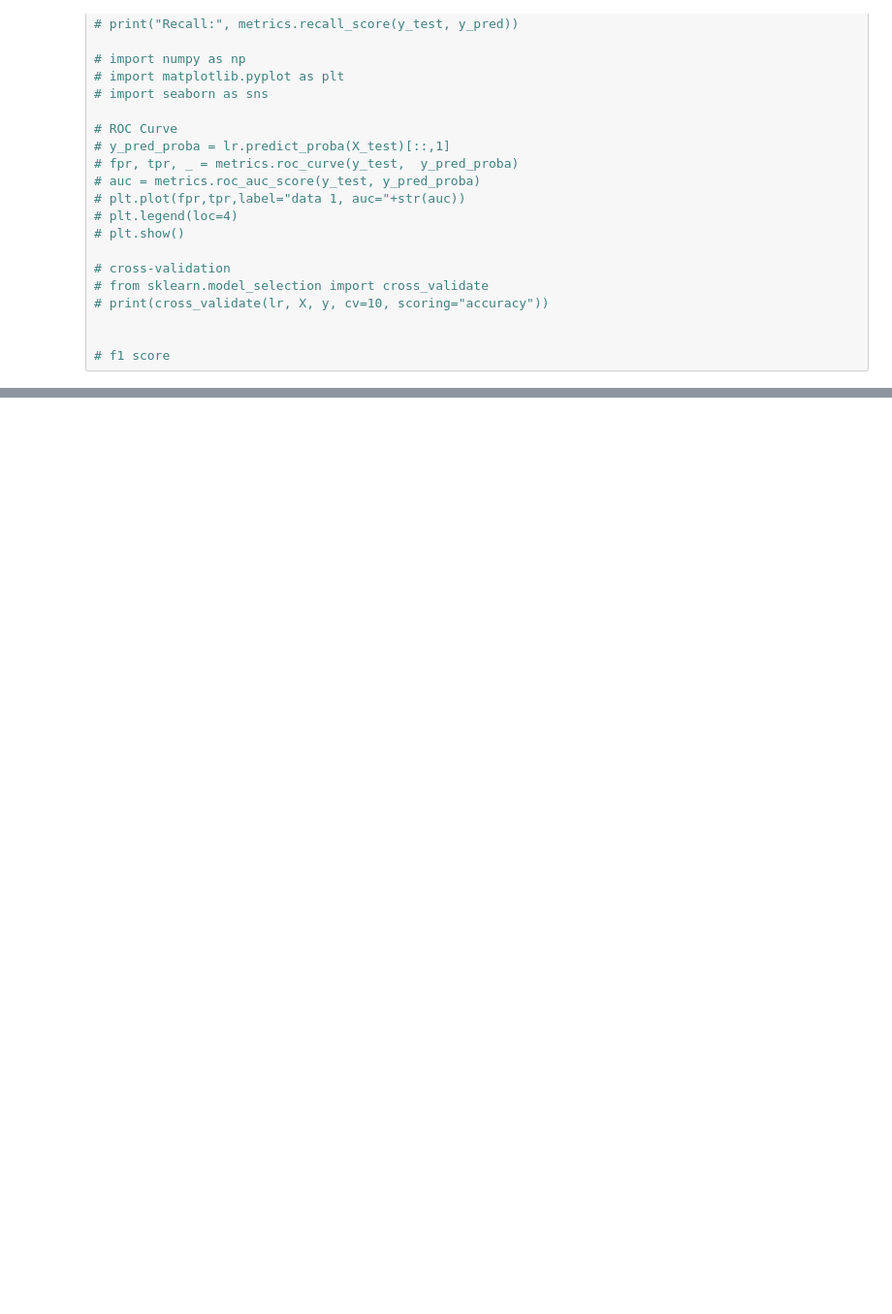
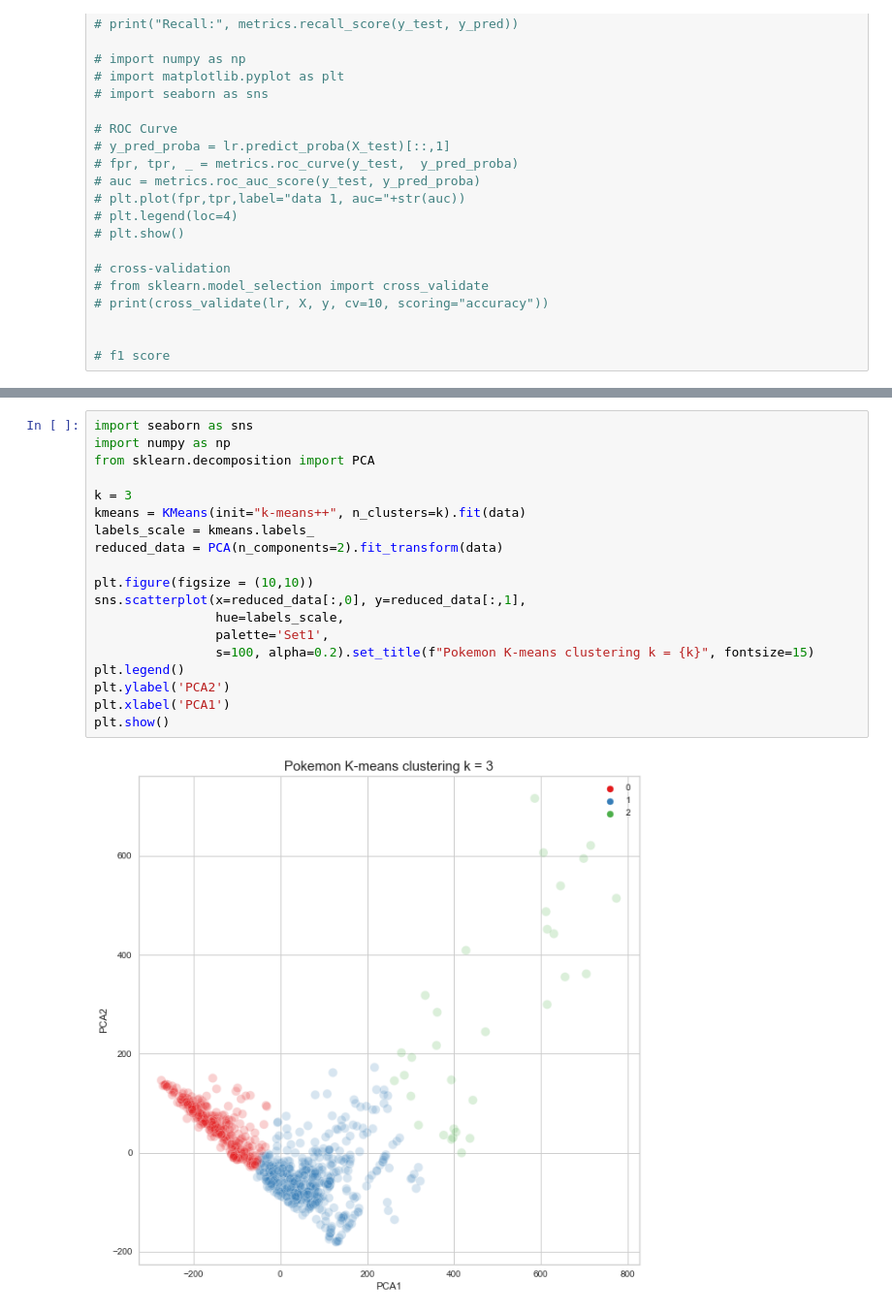
Before and after one commit to wangzuo/pokemon-ml, a Jupyter notebook: pokemon.ipynb, the cells around one changed output, grey strips where cells are left out. Shown at 97% size. Drawn from its saved outputs; the diff is of its cells as text; blank space fills up the shorter version.

```diff
--- a/pokemon.ipynb
+++ b/pokemon.ipynb
@@ -291,0 +290,21 @@ plt.show()
+# %%
+import seaborn as sns
+import numpy as np
+from sklearn.decomposition import PCA
+
+k = 3
+kmeans = KMeans(init="k-means++", n_clusters=k).fit(data)
+labels_scale = kmeans.labels_
+reduced_data = PCA(n_components=2).fit_transform(data)
+
+plt.figure(figsize = (10,10))
+sns.scatterplot(x=reduced_data[:,0], y=reduced_data[:,1],
+                hue=labels_scale,
+                palette='Set1',
+                s=100, alpha=0.2).set_title(f"Pokemon K-means clustering k = {k}", fontsize=15)
+plt.legend()
+plt.ylabel('PCA2')
+plt.xlabel('PCA1')
+plt.show()
+# %% [output]
+[figure, added]
```
Also changed, not shown: parts of 9 cells of this notebook.
